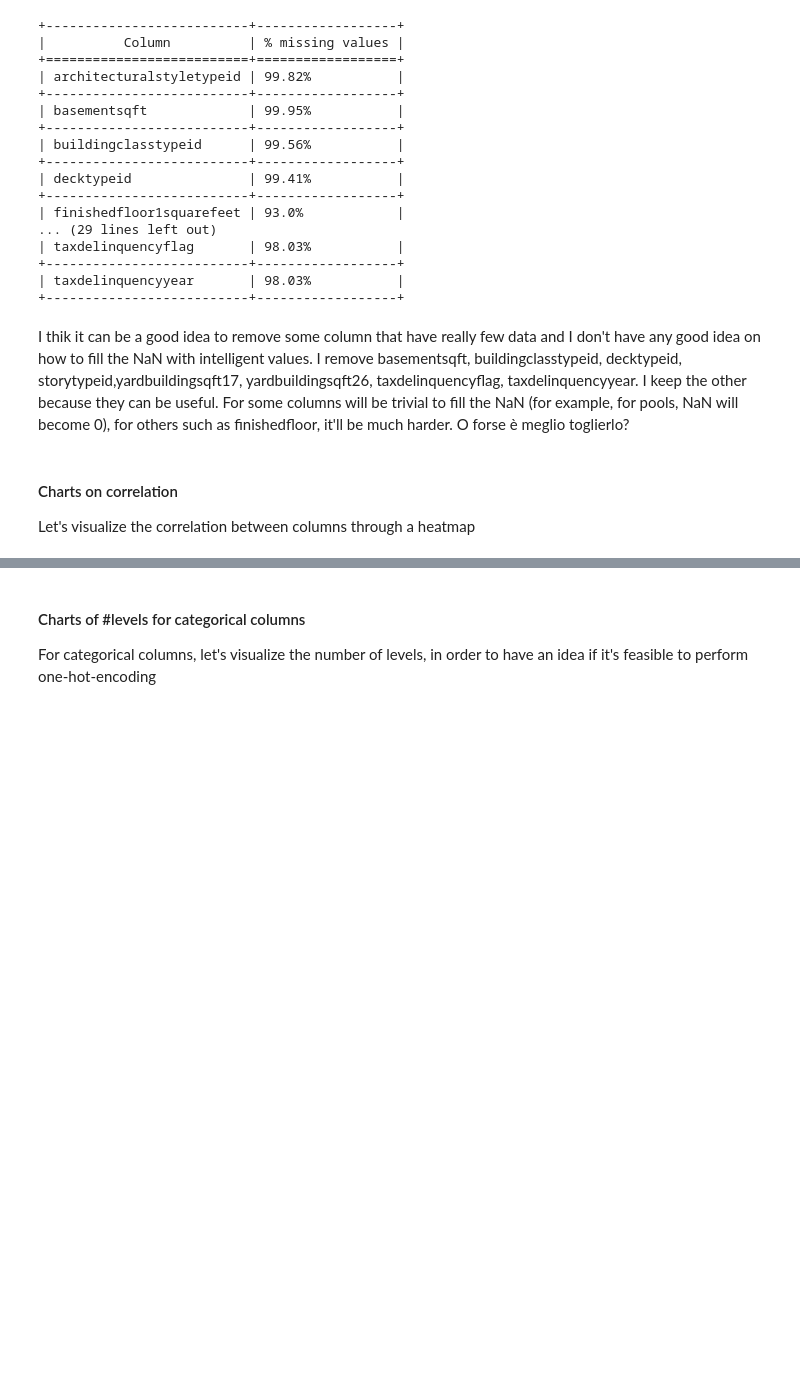
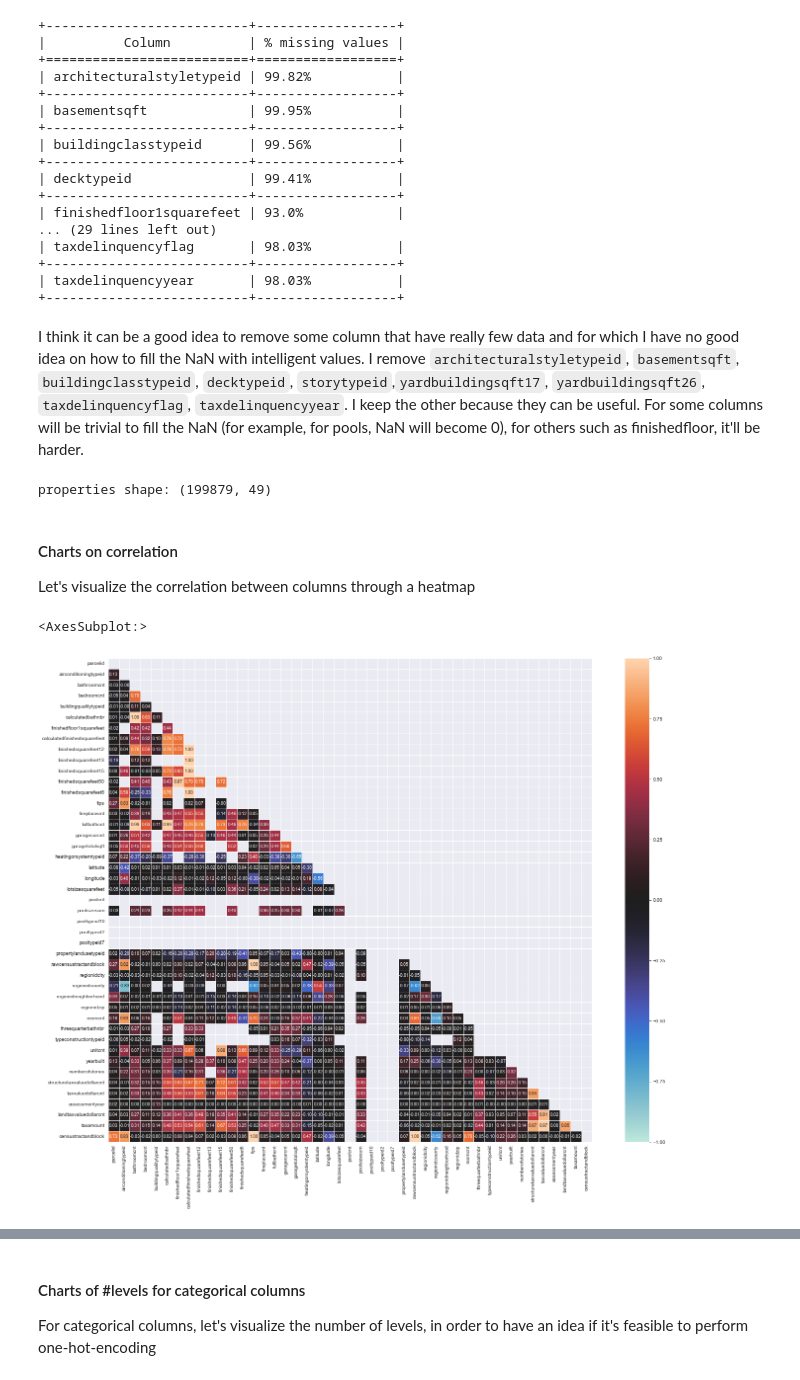
Before and after one commit to mabiondo/DWMProject, a Jupyter notebook: notebooks/DWMProject_ExplorativeDataAnalysis.ipynb, the cells around one changed output, grey strips where cells are left out. Cells and saved outputs as stored; diff of their text form; code cells hidden in the pictures; blank space fills up the shorter version.

Commit message:
Add some data visualization

```diff
--- a/notebooks/DWMProject_ExplorativeDataAnalysis.ipynb
+++ b/notebooks/DWMProject_ExplorativeDataAnalysis.ipynb
@@ -183,9 +194,36 @@ print(t.draw())
 | taxdelinquencyyear       | 98.03%           |
 +--------------------------+------------------+
 # %% [markdown]
-I thik it can be a good idea to remove some column that have really few data and I don't have any good idea on how to fill the NaN with intelligent values.
-I remove basementsqft, buildingclasstypeid, decktypeid, storytypeid,yardbuildingsqft17, yardbuildingsqft26, taxdelinquencyflag, taxdelinquencyyear.
-I keep the other because they can be useful. For some columns will be trivial to fill the NaN (for example, for pools, NaN will become 0), for others such as finishedfloor, it'll be much harder. O forse è meglio toglierlo?
+I think it can be a good idea to remove some column that have really few data and for which I have no good idea on how to fill the NaN with intelligent values.
+I remove `architecturalstyletypeid`, `basementsqft`, `buildingclasstypeid`, `decktypeid`, `storytypeid`,`yardbuildingsqft17`, `yardbuildingsqft26`, `taxdelinquencyflag`, `taxdelinquencyyear`.
+I keep the other because they can be useful. For some columns will be trivial to fill the NaN (for example, for pools, NaN will become 0), for others such as finishedfloor, it'll be harder.
+# %%
+to_drop = ['architecturalstyletypeid', 'basementsqft', 'buildingclasstypeid', 'decktypeid', 'storytypeid', 'yardbuildingsqft17', 'yardbuildingsqft26', 'taxdelinquencyflag', 'taxdelinquencyyear']
+properties.drop(columns=to_drop, inplace=True)
+print(f"properties shape: {properties.shape}")
+# %% [output]
+properties shape: (199879, 49)
 # %% [markdown]
 #### Charts on correlation
 Let's visualize the correlation between columns through a heatmap
+# %%
+import numpy as np
+import pandas as pd
+import seaborn as sb
+import matplotlib.pyplot as plt
+
+# Compute the correlation matrix
+corr = properties.corr()
+
+# Generate a mask for the upper triangle
+mask = np.triu(np.ones_like(corr, dtype=bool))
+
+# Set up the matplotlib figure
+plt.close("all")
+f, ax = plt.subplots(figsize=(24, 18))
+
+# Draw the heatmap with the mask and correct aspect ratio
+sb.heatmap(corr, mask=mask, vmax=1.0, vmin=-1.0, center=0, square=True, annot=True, fmt=".2f", annot_kws={"size":9}, linewidths=.5)
+# %% [output]
+<AxesSubplot:>
+[figure, added]
```
Also changed, not shown: parts of 23 cells of this notebook.
